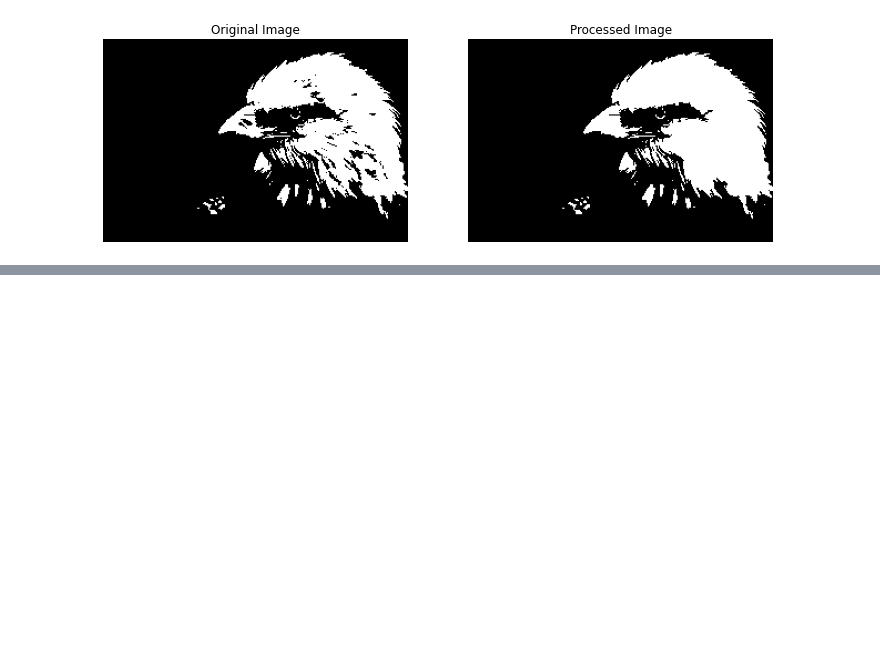
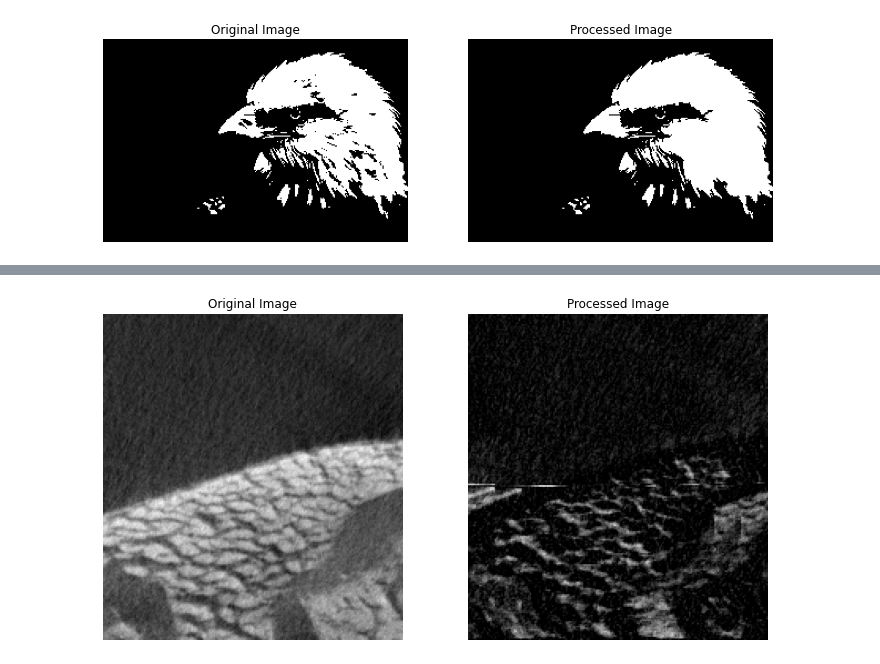
Before and after one commit to cnpem/harpia, a Jupyter notebook: tests_python/morphology/test_morphology_operations.ipynb, the cells around one changed output, grey strips where cells are left out. Drawn from its saved outputs; the diff is of its cells as text; code cells hidden in the pictures; blank space fills up the shorter version.

```diff
--- a/tests_python/morphology/test_morphology_operations.ipynb
+++ b/tests_python/morphology/test_morphology_operations.ipynb
@@ -229,0 +248,5 @@ input (ysize,xsize,zsize):  (183, 275, 1)
+# %%
+out = harpia_gray.bottom_hat(img, get_kernel())
+show(img[0,:,:], out[0,:,:])
+# %% [output]
+[figure, added]
```
Also changed, not shown: parts of 5 cells of this notebook, 9 other files.
